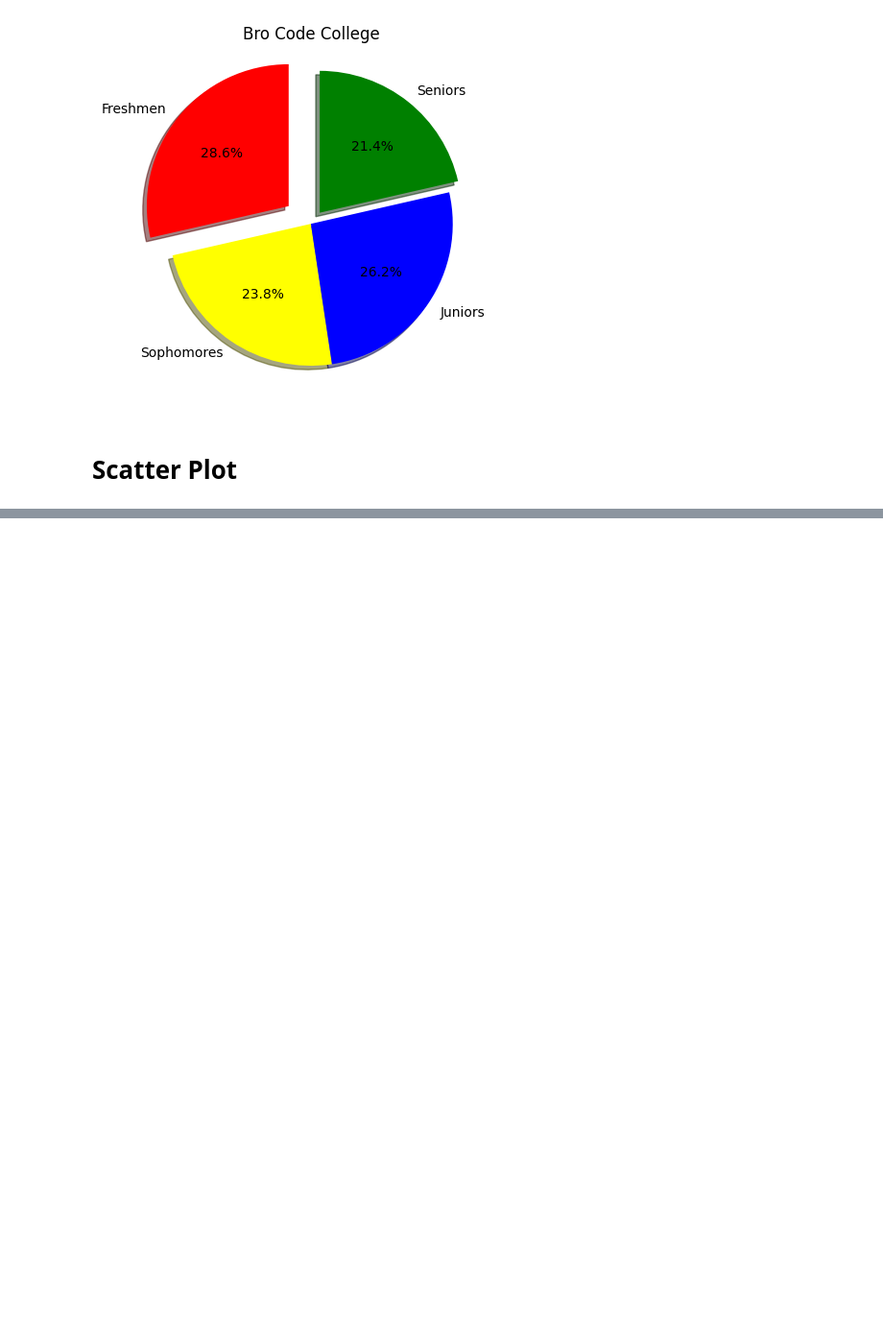
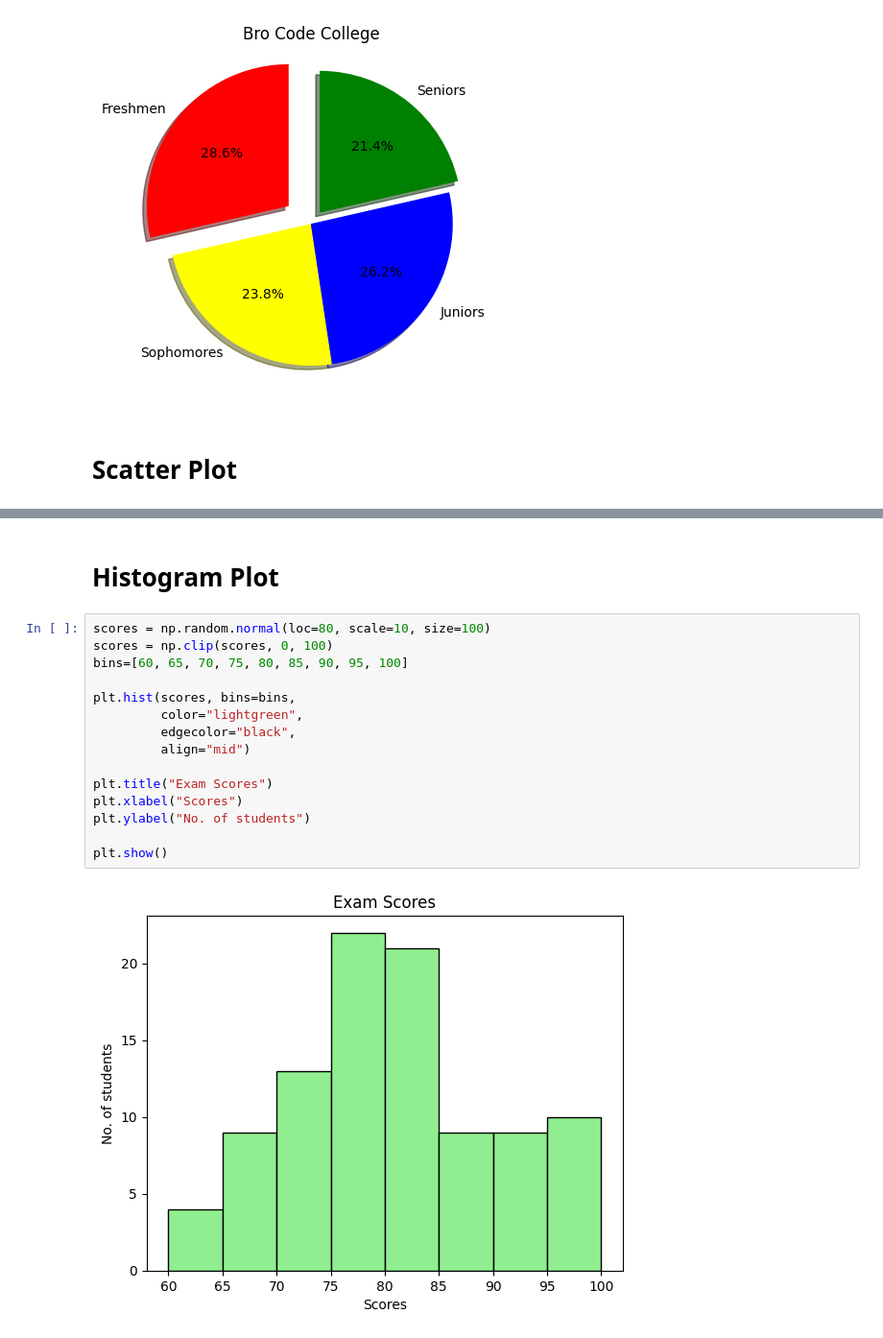
Before and after one commit to ebuillent13yadav/Matplotlib_Notes, a Jupyter notebook: Matplotlib_Notes.ipynb, the cells around one changed output, grey strips where cells are left out. Shown at 96% size. Saved outputs shown, nothing was run; the diff lists cells and outputs as text; blank space fills up the shorter version.

```diff
--- a/Matplotlib_Notes.ipynb
+++ b/Matplotlib_Notes.ipynb
@@ -87,0 +112,19 @@ plt.show()
+# %% [markdown]
+# Histogram Plot
+# %%
+scores = np.random.normal(loc=80, scale=10, size=100)
+scores = np.clip(scores, 0, 100)
+bins=[60, 65, 70, 75, 80, 85, 90, 95, 100]
+
+plt.hist(scores, bins=bins,
+         color="lightgreen",
+         edgecolor="black",
+         align="mid")
+
+plt.title("Exam Scores")
+plt.xlabel("Scores")
+plt.ylabel("No. of students")
+
+plt.show()
+# %% [output]
+[figure, added]
```
Also changed, not shown: parts of 4 cells of this notebook.
